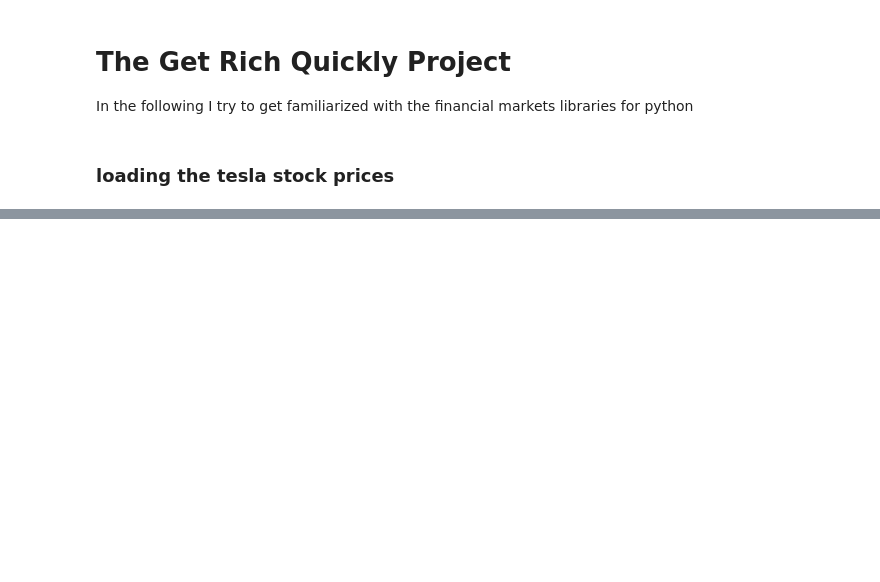
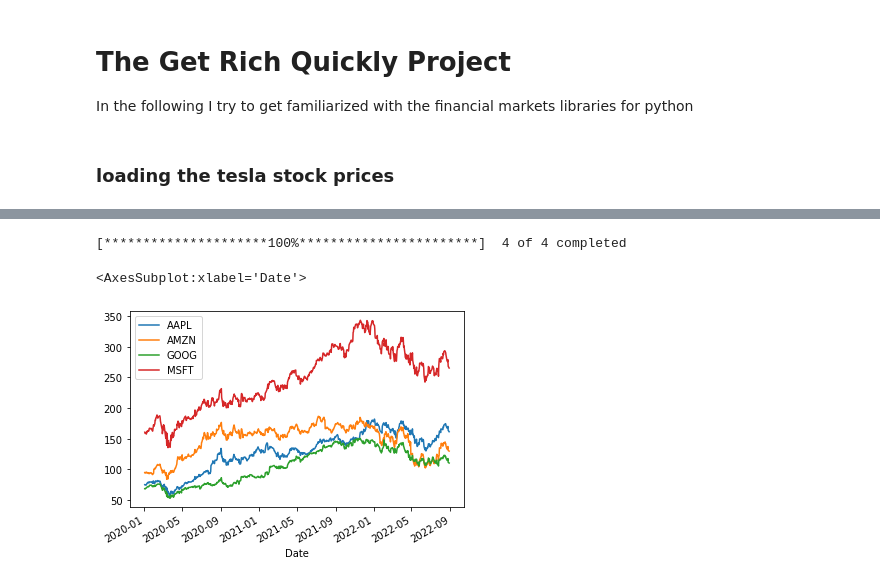
Before and after one commit to Gyrst/The-Get-Rich-Quickly-Project, a Jupyter notebook: playground101.ipynb, the cells around one changed output, grey strips where cells are left out. Cells and saved outputs as stored; diff of their text form; code cells hidden in the pictures; blank space fills up the shorter version.

```diff
--- a/playground101.ipynb
+++ b/playground101.ipynb
@@ -41,0 +36,5 @@ stock_info
+# %%
+### Getting temporal data using yfinance
+data = yf.download("AAPL GOOG AMZN MSFT", start="2020-01-01", end="2022-08-30")
+# %% [output]
+[*********************100%***********************]  4 of 4 completed
@@ -41,0 +43,5 @@ stock_info
+# %%
+data.Close.plot()
+# %% [output]
+<AxesSubplot:xlabel='Date'>
+[figure, added]
```
Also changed, not shown: parts of 12 cells of this notebook, 2 other files.
